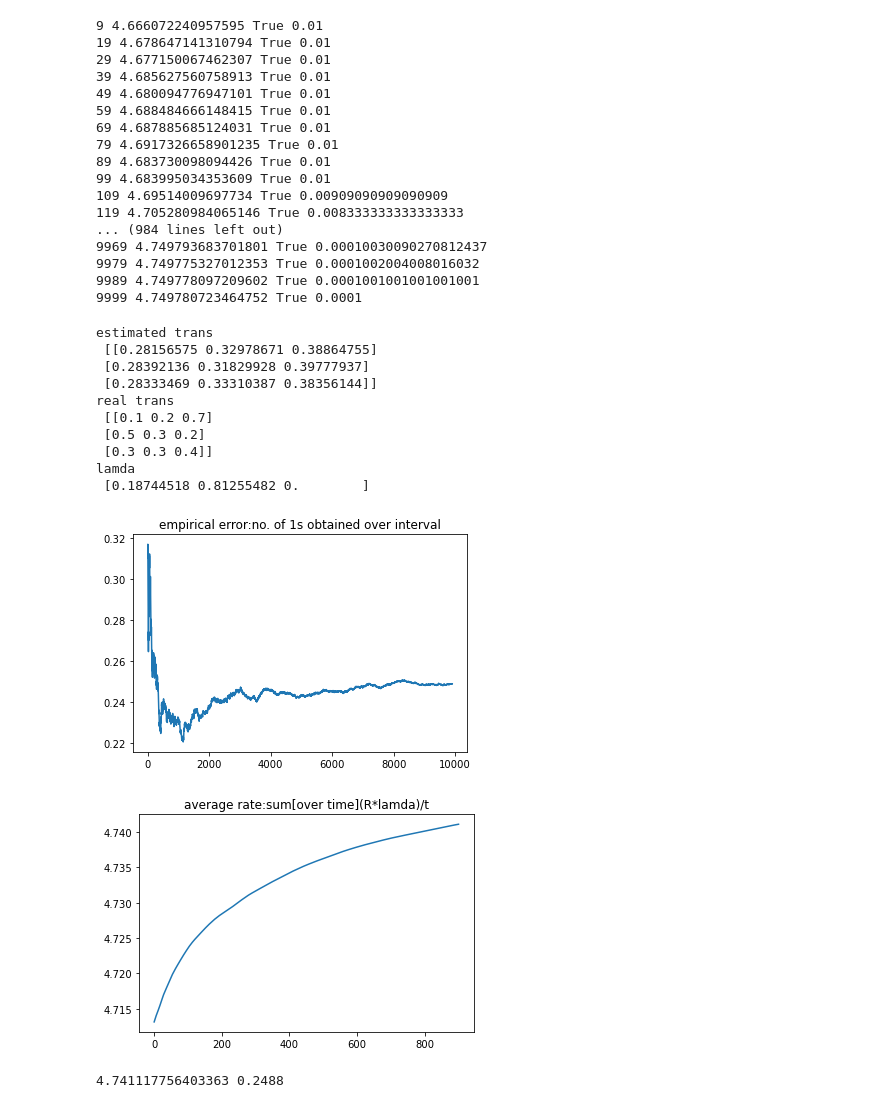
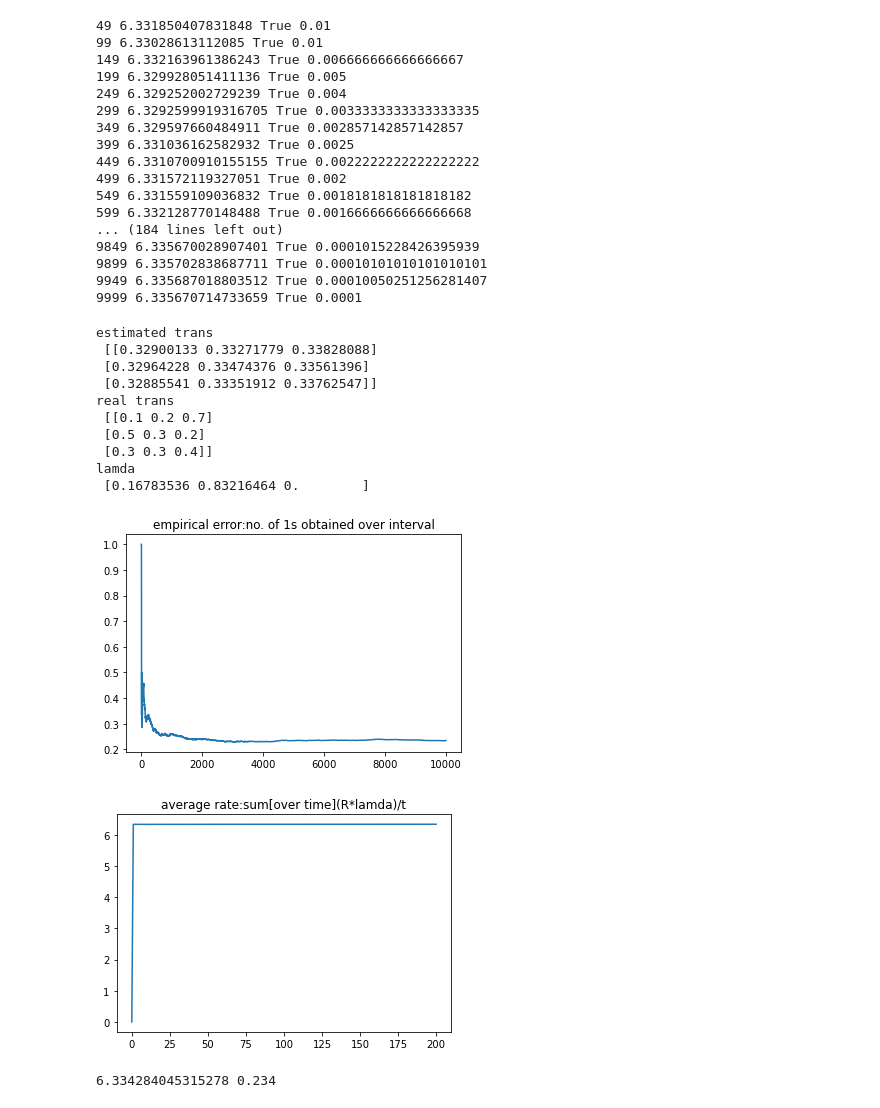
Before and after one commit to Subbu636/engineering_work, a Jupyter notebook: BTP/A2-HMM-2.ipynb, the cells around one changed output. Cells and saved outputs as stored; diff of their text form; code cells hidden in the pictures.

```diff
--- a/BTP/A2-HMM-2.ipynb
+++ b/BTP/A2-HMM-2.ipynb
@@ -43,18 +43,20 @@ def steady_state_prob(matrix):
 # %%
 en = 3
 ch = 3
-tol = 0.25
 P = np.array([[.1, .2, .7],[.5, .3, .2],[.3, .3, .4]])
 E = np.array([[.5,.6,.4],[.2,.3,.1],[.4,.5,.3]])
+rate = np.array([8.,6.,4.])
 # E = np.array([[.6,.9,.3],[.3,.5,.1],[.4,.1,.05]])
-# P = row_normalize(np.random.rand(ch,ch))
-# E = np.random.rand(ch,ch)
-rate = np.array([8.,4.,6.])
+# P = row_normalize(np.random.rand(ch,ch)/2)
+# E = np.random.rand(en,ch)/2
+# rate = np.array([np.random.randint(1,10) for i in range(en)])
 lr = 0.01
-eps = 1.0
-eps_min = 0.05
+eps = .5
+eps_min = 0.01
 print(P)
 print(E)
+ub = np.sum(E*steady_state_prob(P),axis=1)
+print(min(ub))
 # %% [output]
 [[0.1 0.2 0.7]
  [0.5 0.3 0.2]
@@ -72,7 +98,7 @@ emp_rate = [0]; emp_err = [0]
 chnl.append(rd.randint(0,ch-1))
 enc.append(rd.randint(0,en-1))
 b.append(0)
-step = 10
+step = 50
 t = 0
 # %%
 T = 10000
@@ -110,23 +136,23 @@ while t < T:
         print(t,emp_rate[-1],ltemp.success,lr,)
     t+=1
 # %% [output]
-9 4.666072240957595 True 0.01
-19 4.678647141310794 True 0.01
-29 4.677150067462307 True 0.01
-39 4.685627560758913 True 0.01
-49 4.680094776947101 True 0.01
-59 4.688484666148415 True 0.01
-69 4.687885685124031 True 0.01
-79 4.6917326658901235 True 0.01
-89 4.683730098094426 True 0.01
-99 4.683995034353609 True 0.01
-109 4.69514009697734 True 0.00909090909090909
-119 4.705280984065146 True 0.008333333333333333
-... (984 lines left out)
-9969 4.749793683701801 True 0.00010030090270812437
-9979 4.749775327012353 True 0.0001002004008016032
-9989 4.749778097209602 True 0.0001001001001001001
-9999 4.749780723464752 True 0.0001
+49 6.331850407831848 True 0.01
+99 6.33028613112085 True 0.01
+149 6.332163961386243 True 0.006666666666666667
+199 6.329928051411136 True 0.005
+249 6.329252002729239 True 0.004
+299 6.3292599919316705 True 0.0033333333333333335
+349 6.329597660484911 True 0.002857142857142857
+399 6.331036162582932 True 0.0025
+449 6.3310700910155155 True 0.0022222222222222222
+499 6.331572119327051 True 0.002
+549 6.331559109036832 True 0.0018181818181818182
+599 6.332128770148488 True 0.0016666666666666668
+... (184 lines left out)
+9849 6.335670028907401 True 0.0001015228426395939
+9899 6.335702838687711 True 0.00010101010101010101
+9949 6.335687018803512 True 0.00010050251256281407
+9999 6.335670714733659 True 0.0001
 # %%
 # print(p[0])
 print('estimated trans\n',p[-1])
@@ -136,38 +162,38 @@ print('lamda\n',lamda[-1])
 # print(model.transmat_)
 # %% [output]
 estimated trans
- [[0.28156575 0.32978671 0.38864755]
- [0.28392136 0.31829928 0.39777937]
- [0.28333469 0.33310387 0.38356144]]
+ [[0.32900133 0.33271779 0.33828088]
+ [0.32964228 0.33474376 0.33561396]
+ [0.32885541 0.33351912 0.33762547]]
 real trans
  [[0.1 0.2 0.7]
  [0.5 0.3 0.2]
  [0.3 0.3 0.4]]
 lamda
- [0.18744518 0.81255482 0.        ]
+ [0.16783536 0.83216464 0.        ]
 # %%
-stat = 100
+stat = 0
 error_plot = 1.0 - np.copy(b)
 for i in range(1,len(error_plot)):
     error_plot[i] += (error_plot[i-1]*(i-1))
     error_plot[i] =error_plot[i]/i
 plt.plot(error_plot[stat:])
 plt.title('empirical error:no. of 1s obtained over interval')
 plt.show()
 rate_plot = np.copy(emp_rate)
 for i in range(1,len(rate_plot)):
     rate_plot[i] += (rate_plot[i-1]*(i-1))
     rate_plot[i] =rate_plot[i]/i
 plt.plot(rate_plot[stat:])
 plt.title('average rate:sum[over time](R*lamda)/t')
 plt.show()
 # %% [output]
-[figure, old version]
+[figure, new version]
-[figure, old version]
+[figure, new version]
 # %%
 print(rate_plot[-1],error_plot[-1])
 # %% [output]
-4.741117756403363 0.2488
+6.334284045315278 0.234
 # %%
 err = []; s = np.shape(P)[0]*np.shape(P)[1]
 for i in p:
```
Also changed, not shown: parts of 9 cells of this notebook, 30 other files.
